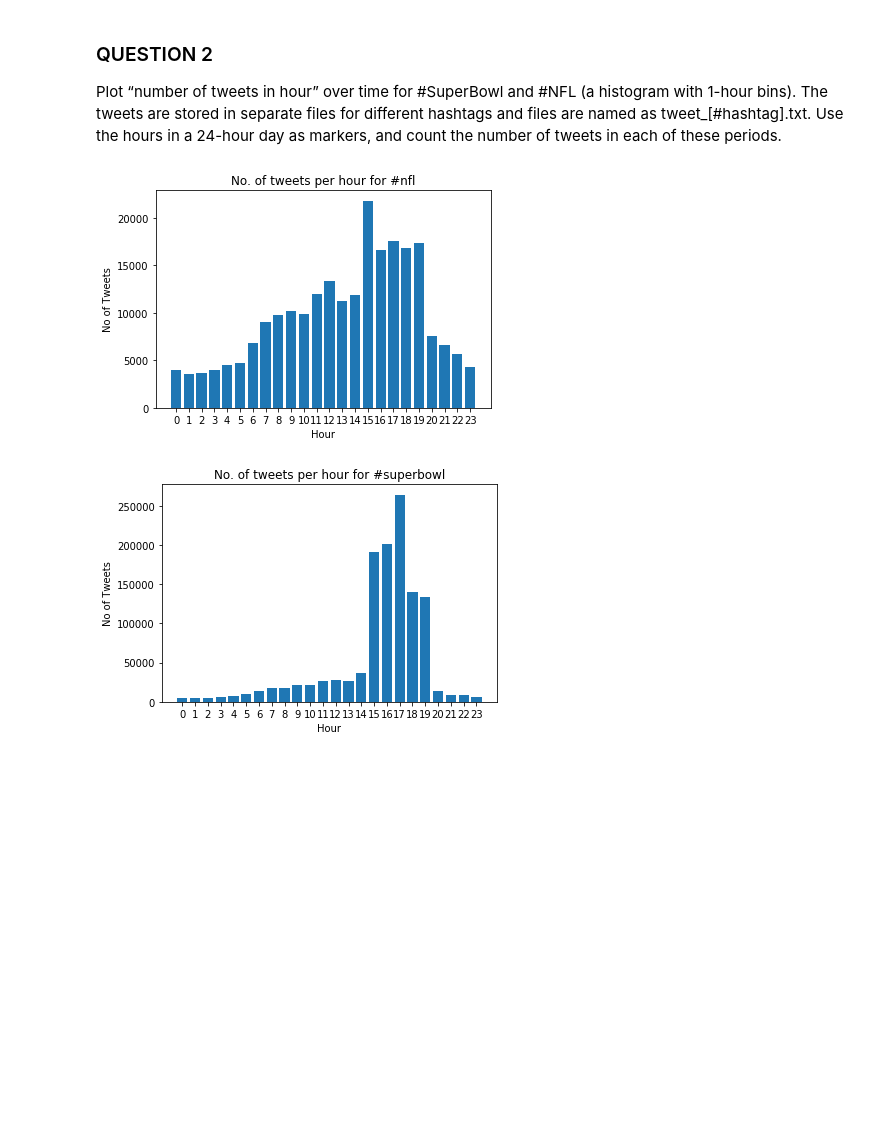
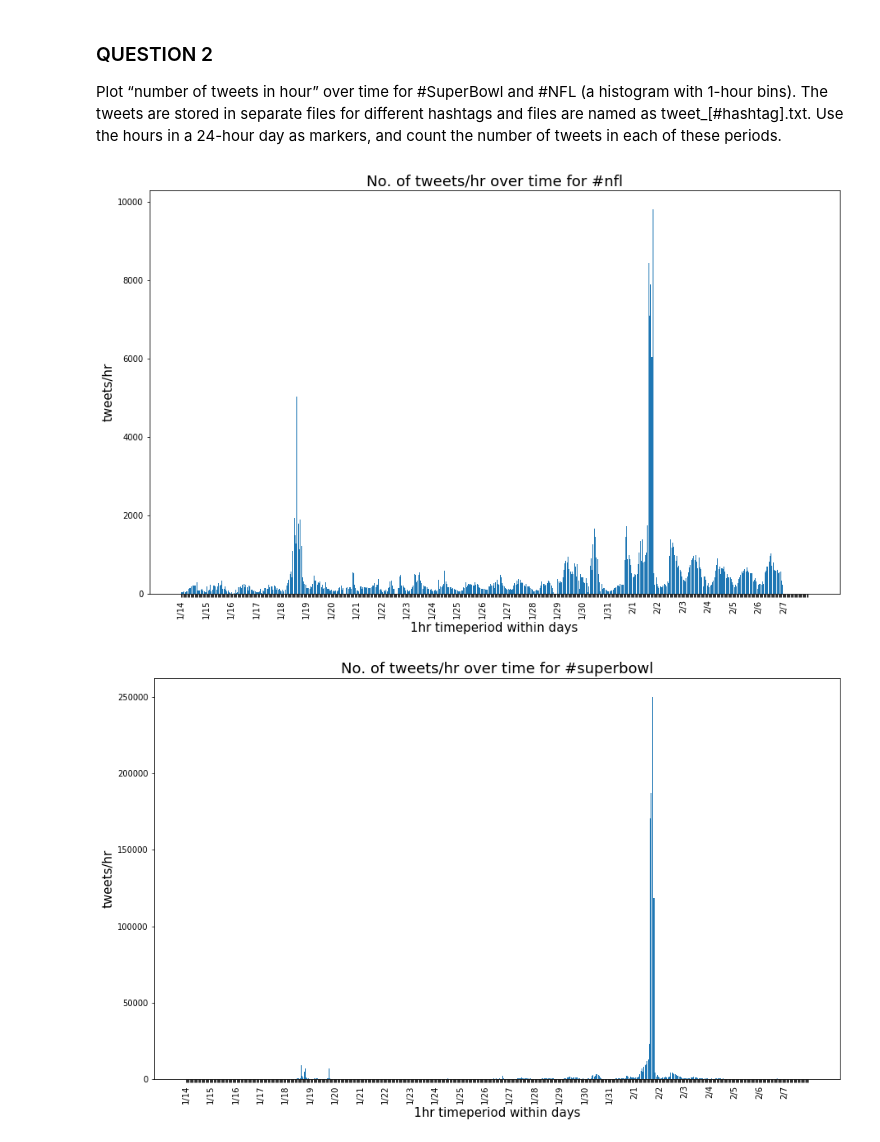
Before and after one commit to kehkashan22/ee219-project5, a Jupyter notebook: Q2.ipynb, the cells around one changed output. Cells and saved outputs as stored; diff of their text form; code cells hidden in the pictures; blank space fills up the shorter version.

```diff
--- a/Q2.ipynb
+++ b/Q2.ipynb
@@ -3,3 +3,19 @@
 Plot “number of tweets in hour” over time for #SuperBowl and #NFL (a histogram with 1-hour bins). The tweets are stored in separate files for different hashtags and files are named as tweet_[#hashtag].txt. Use the hours in a 24-hour day as markers, and count the number of tweets in each of these periods.
 # %%
 hash_tags = ['#nfl','#superbowl']
+# %%
+MODE='FRESH'
+
+import pickle
+
+def save_object(data, fileName):
+    with open(fileName + ".pickle", 'wb') as f:
+        pickle.dump(data, f, pickle.HIGHEST_PROTOCOL)
+
+def load_object(fileName):
+    try:
+        with open(fileName + ".pickle", 'rb') as f:
+            data = pickle.load(f)
+            return data
+    except IOError:
+        print("Could not read file: " + fileName)
@@ -39,6 +115,8 @@ def getTweetsPerHour(tag):
-# %%
-for tag in hash_tags:
-    plotBarChart(getTweetsPerHour(tag),tag)
-# %% [output]
-[figure, removed]
-[figure, removed]
+# %%
+for tag in hash_tags:
+    dictionary = getTweetsPerHour(tag)
+    save_object(dictionary, "q2_{}".format(tag))
+    plotBarChart(dictionary,"No. of tweets/hr over time for {}".format(tag),"tweets/hr")
+# %% [output]
+[figure, added]
+[figure, added]
```
Also changed, not shown: parts of 2 cells of this notebook.
